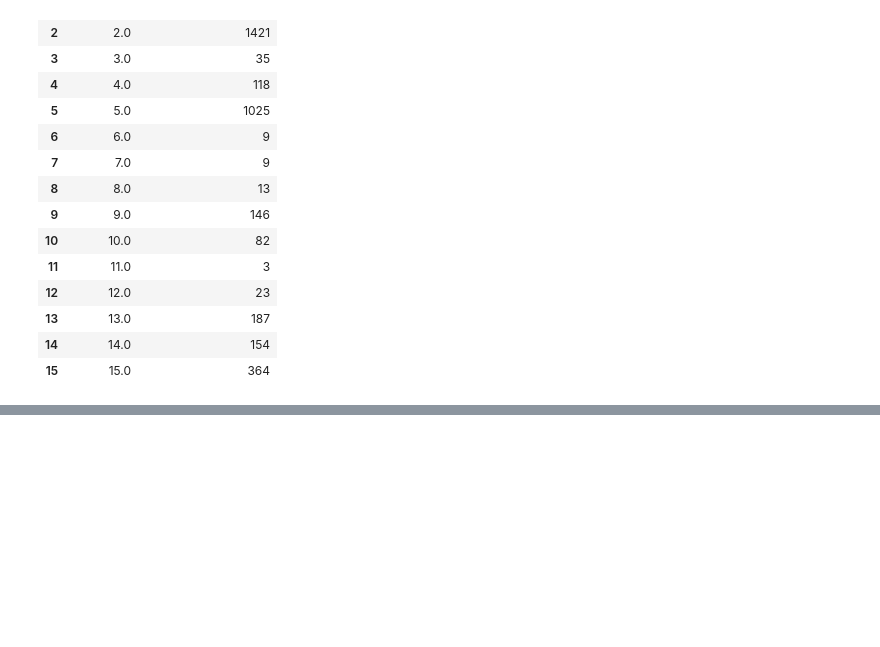
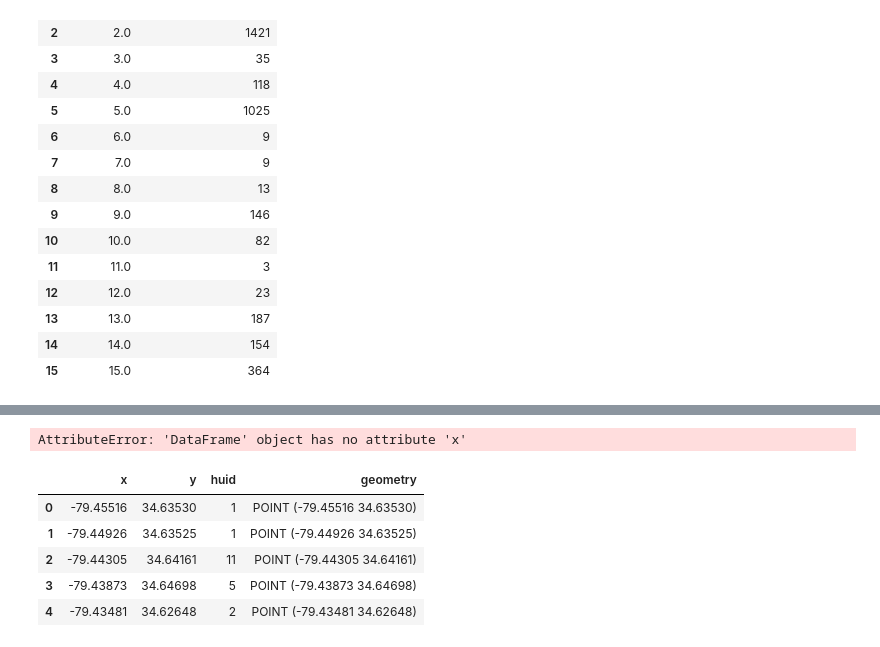
Before and after one commit to npr99/intersect-community-data, a Jupyter notebook: ncoda_06ev1_run_HUA_workflow.ipynb, the cells around one changed output, grey strips where cells are left out. Drawn from its saved outputs; the diff is of its cells as text; code cells hidden in the pictures; blank space fills up the shorter version.

```diff
--- a/ncoda_06ev1_run_HUA_workflow.ipynb
+++ b/ncoda_06ev1_run_HUA_workflow.ipynb
@@ -740,0 +887,17 @@ communities = {'Lumberton_NC' : {
+# %%
+huidv1_count_gdf = count_huid_by_building(hua_df = huav1_df,
+                            blocknum = '',
+                            groupby_vars=['Block2010'])
+huidv1_count_gdf.head()
+# %% [output]
+AttributeError: 'DataFrame' object has no attribute 'x'
+# %%
+huidv2_count_gdf = count_huid_by_building(hua_df = huav2_df, blocknum = '')
+huidv2_count_gdf.head()
+# %% [output]
+|  | x | y | huid | geometry |
+| 0 | -79.45516 | 34.63530 | 1 | POINT (-79.45516 34.63530) |
+| 1 | -79.44926 | 34.63525 | 1 | POINT (-79.44926 34.63525) |
+| 2 | -79.44305 | 34.64161 | 11 | POINT (-79.44305 34.64161) |
+| 3 | -79.43873 | 34.64698 | 5 | POINT (-79.43873 34.64698) |
+| 4 | -79.43481 | 34.62648 | 2 | POINT (-79.43481 34.62648) |
```
Also changed, not shown: parts of 19 cells of this notebook, 5 other files.
